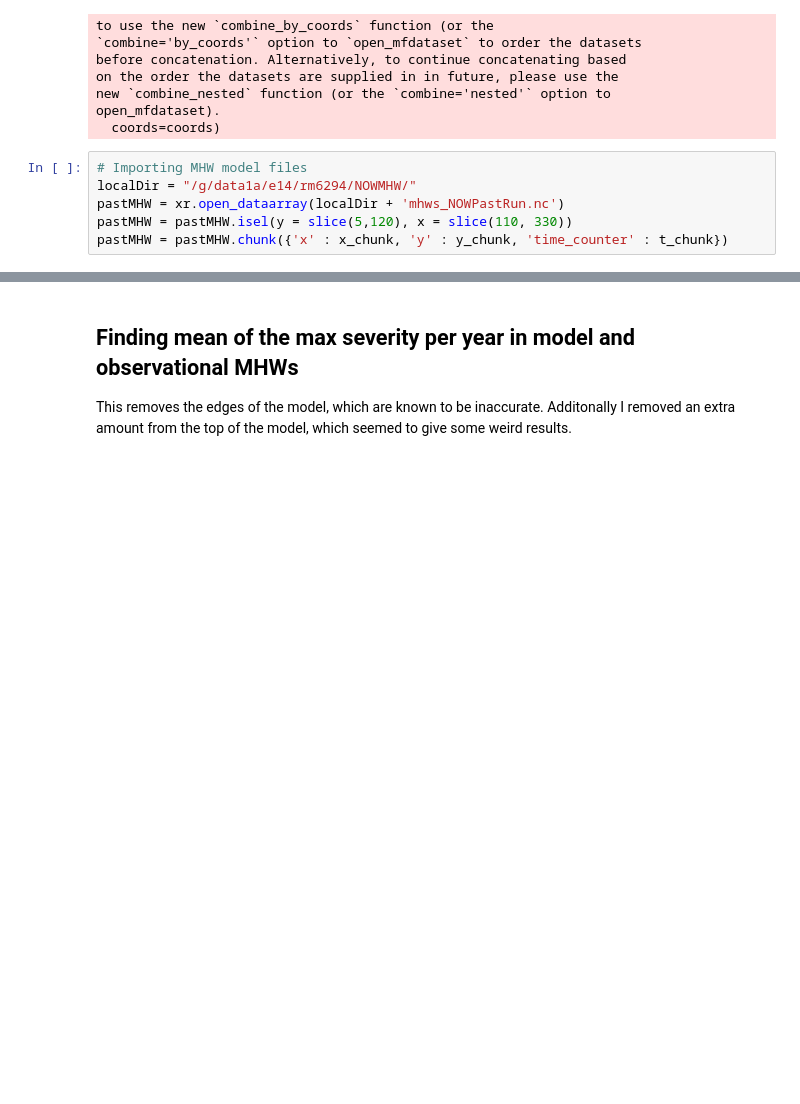
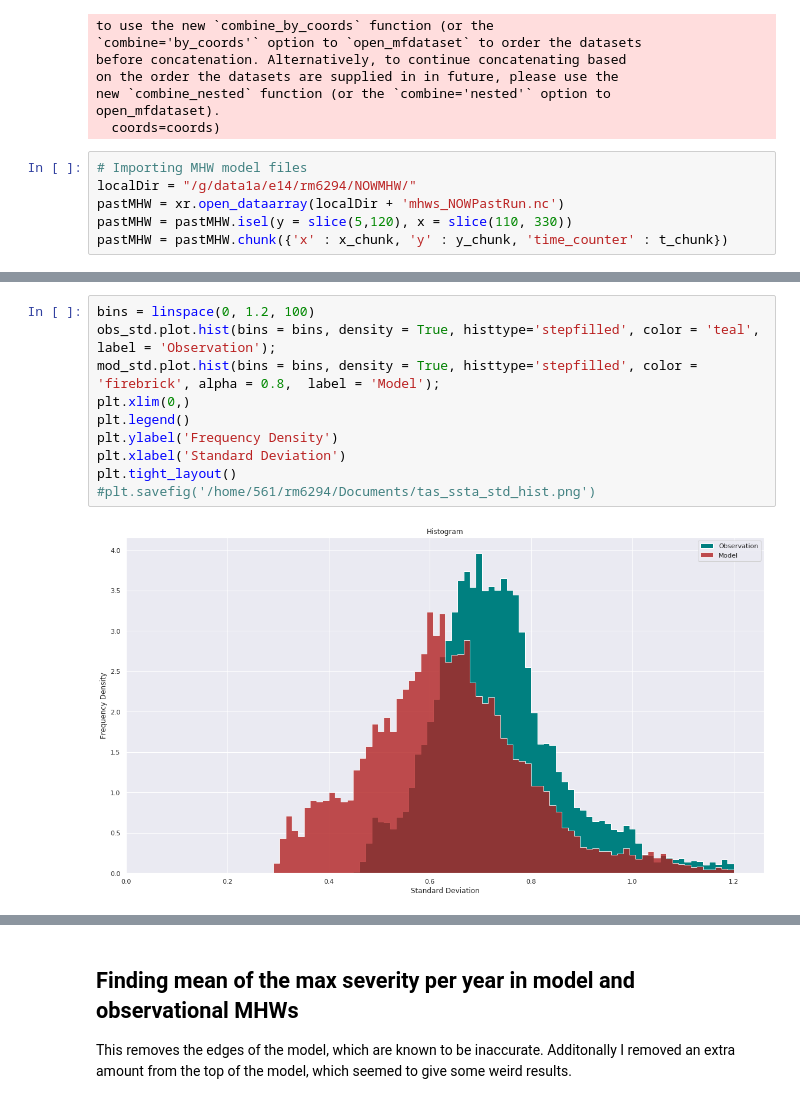
Before and after one commit to ritwik1111/MHW, a Jupyter notebook: MHW_Statistics_NOAA.ipynb, the cells around one changed output, grey strips where cells are left out. Drawn from its saved outputs; the diff is of its cells as text; blank space fills up the shorter version.

```diff
--- a/MHW_Statistics_NOAA.ipynb
+++ b/MHW_Statistics_NOAA.ipynb
@@ -57,0 +107,12 @@ pastMHW = pastMHW.chunk({'x' : x_chunk, 'y' : y_chunk, 'time_counter' : t_chunk}
+# %%
+bins = linspace(0, 1.2, 100)
+obs_std.plot.hist(bins = bins, density = True, histtype='stepfilled', color = 'teal', label = 'Observation');
+mod_std.plot.hist(bins = bins, density = True, histtype='stepfilled', color = 'firebrick', alpha = 0.8,  label = 'Model');
+plt.xlim(0,)
+plt.legend()
+plt.ylabel('Frequency Density')
+plt.xlabel('Standard Deviation')
+plt.tight_layout()
+#plt.savefig('/home/561/rm6294/Documents/tas_ssta_std_hist.png')
+# %% [output]
+[figure, added]
```
Also changed, not shown: parts of 22 cells of this notebook, 1 other file.
